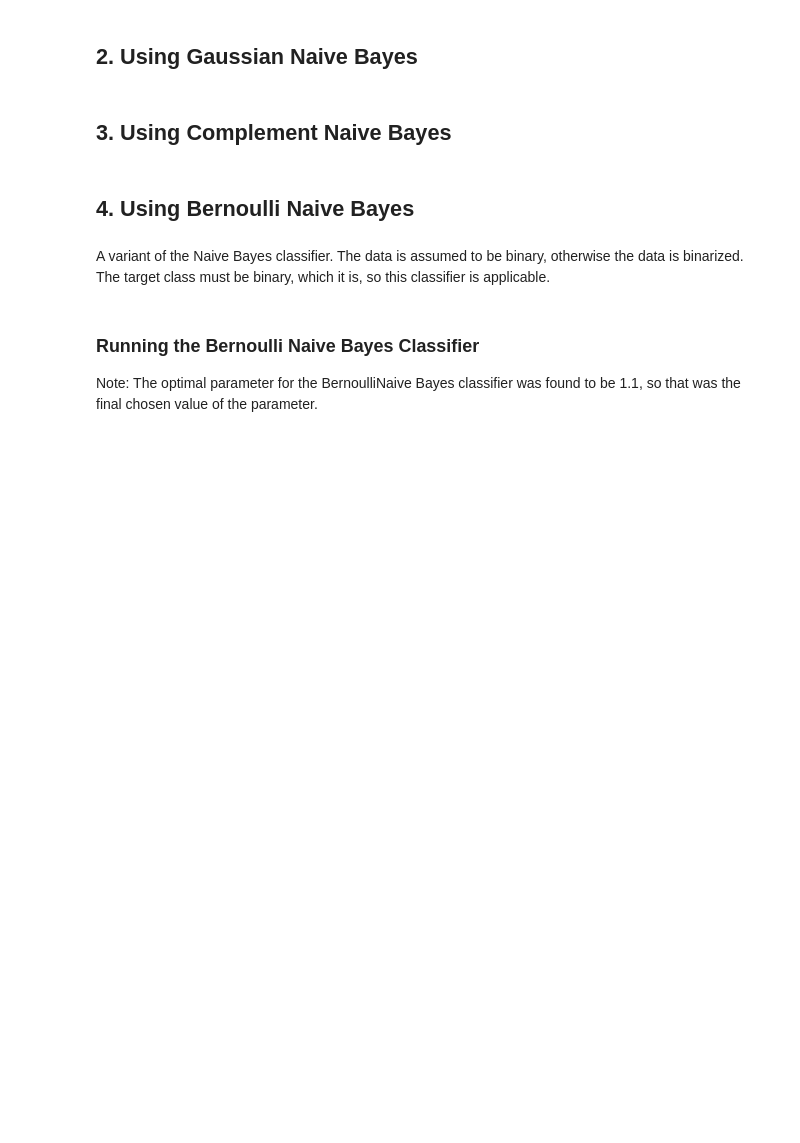
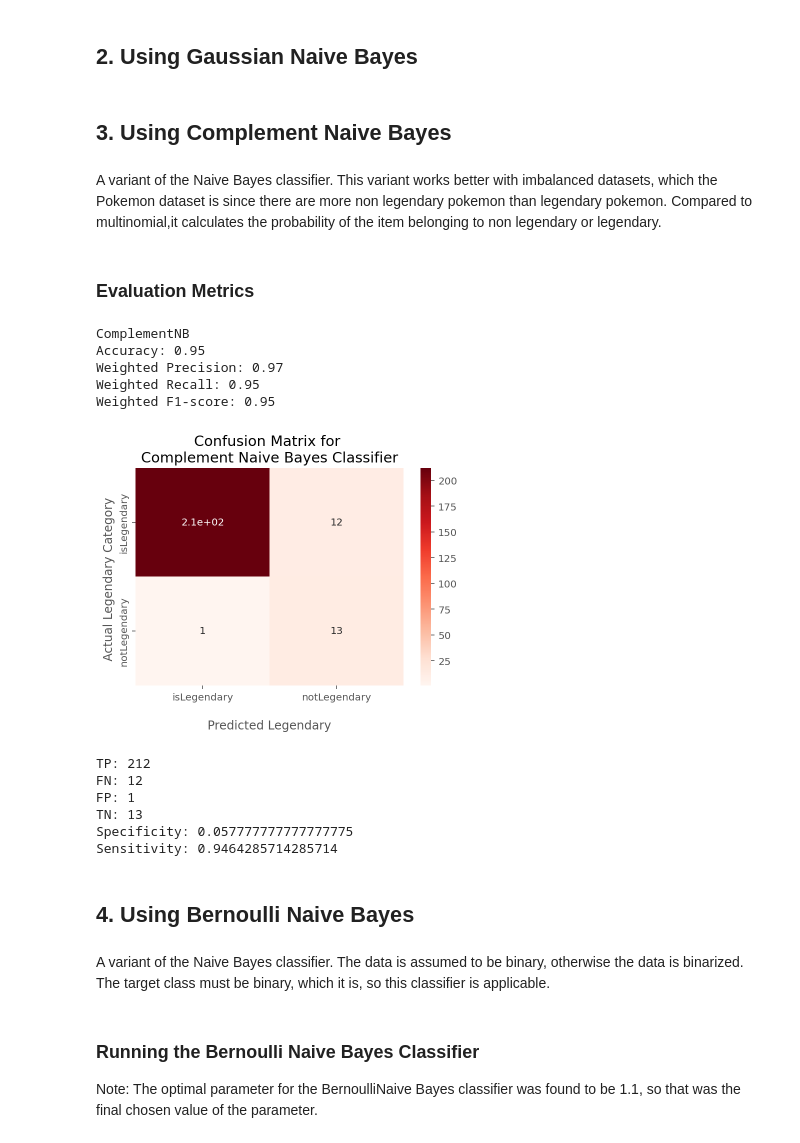
Before and after one commit to AAMAB/F21DL, a Jupyter notebook: Group17 DMML.ipynb, the cells around one changed output. Saved outputs shown, nothing was run; the diff lists cells and outputs as text; code cells hidden in the pictures; blank space fills up the shorter version.

Commit message:
Added complement NB

```diff
--- a/Group17 DMML.ipynb
+++ b/Group17 DMML.ipynb
@@ -819,6 +819,83 @@ The AUC is: 0.8369932432432433
 ## 2. Using Gaussian Naive Bayes
 # %% [markdown]
 ## 3. Using Complement Naive Bayes
+# %% [markdown]
+A variant of the Naive Bayes classifier.
+This variant works better with imbalanced datasets, which the Pokemon dataset is since there are more non legendary pokemon than legendary pokemon.
+Compared to multinomial,it calculates the probability of the item belonging to non legendary or legendary.
+# %%
+# Import required modules
+from sklearn.model_selection import train_test_split
+from sklearn.metrics import accuracy_score, classification_report
+from sklearn.naive_bayes import ComplementNB
+
+# Loading the dataset
+X = pokemon.drop(['isLegendary'], axis=1)
+y = pokemon['isLegendary']
+
+# Splitting the data into train and test sets
+X_train, X_test, y_train, y_test = train_test_split(X, y, test_size=0.33, shuffle=True)
+
+# Creating and training the Complement Naive Bayes Classifier
+classifier = ComplementNB()
+classifier.fit(X_train, y_train)
+
+# Evaluating the classifier
+prediction = classifier.predict(X_test)
+prediction_train = classifier.predict(X_train)
+# %% [markdown]
+### Evaluation Metrics
+# %%
+evalMetrics(y_test,prediction, "ComplementNB")
+
+##Plotting the confusion matrix
+matrixC = confusion_matrix(y_test, prediction)
+
+ax = sns.heatmap(matrixC, annot=True, cmap='Reds')
+
+ax.set_title('Confusion Matrix for \nComplement Naive Bayes Classifier');
+ax.set_xlabel('\nPredicted Legendary')
+ax.set_ylabel('Actual Legendary Category ');
+
+# ticket labels - list must be in numerical order
+ax.xaxis.set_ticklabels(['isLegendary', 'notLegendary'])
+ax.yaxis.set_ticklabels(['isLegendary', 'notLegendary'])
+
+# display the visualization of the Confusion Matrix.
+plt.show()
+
+# Print the TP, TN, FP, FN
+TP = matrixC[0,0]
+FN = matrixC[0,1]
+FP = matrixC[1,0]
+TN = matrixC[1,1]
+
+print("TP: " + str(TP))
+print("FN: " + str(FN))
+print("FP: " + str(FP))
+print("TN: " + str(TN))
+
+
+# Calculating the specificity = TN/(TN+TP)
+specificity = TN/(TN+TP)
+print("Specificity: " + str(specificity))
+
+# Calculating the sensitivity = TP/(TP+FN)
+sensitivity = TP/(TP+FN)
+print("Sensitivity: " + str(sensitivity))
+# %% [output]
+ComplementNB
+Accuracy: 0.95
+Weighted Precision: 0.97
+Weighted Recall: 0.95
+Weighted F1-score: 0.95
+[figure, added]
+TP: 212
+FN: 12
+FP: 1
+TN: 13
+Specificity: 0.057777777777777775
+Sensitivity: 0.9464285714285714
 # %% [markdown]
 ## 4. Using Bernoulli Naive Bayes
 # %% [markdown]
```
Also changed, not shown: parts of 11 cells of this notebook, 1 other file.
